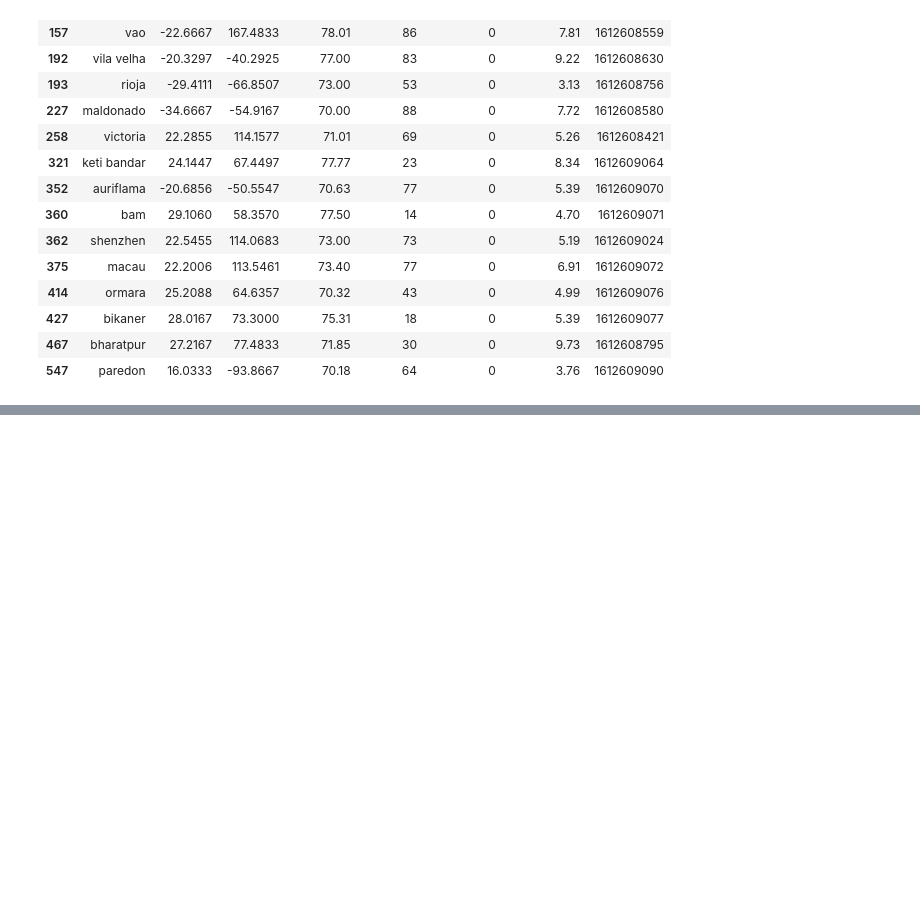
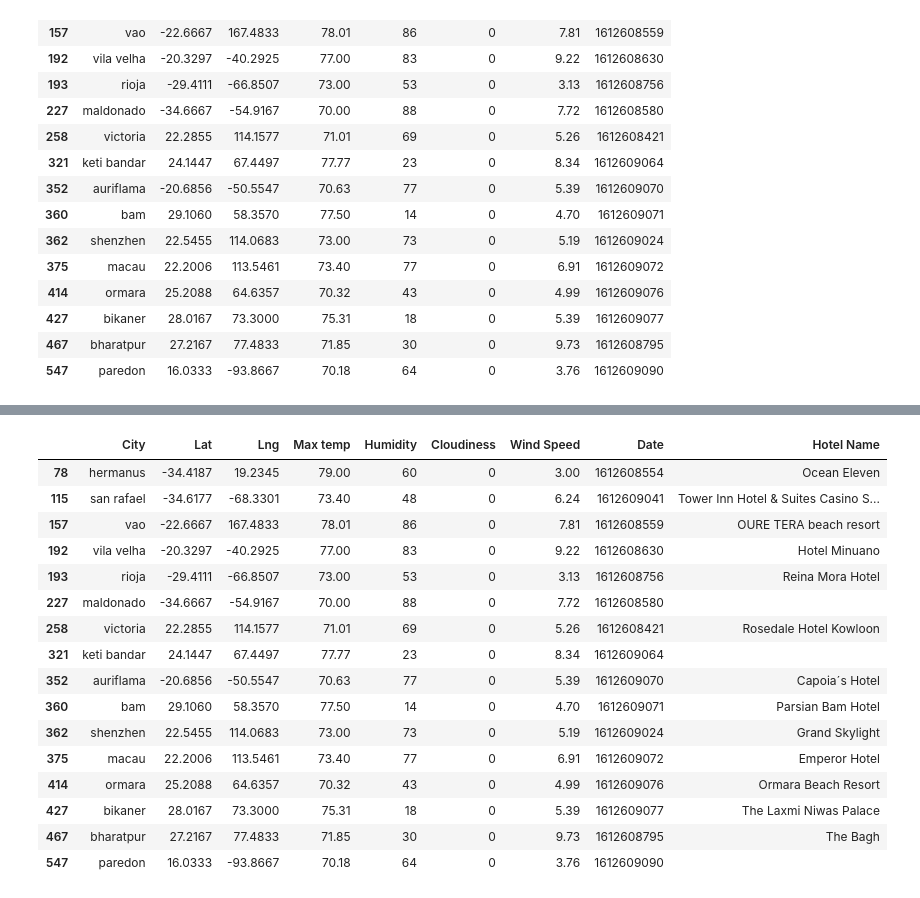
Before and after one commit to aaronlee28/python-api-challenge, a Jupyter notebook: VacationPy/VacationPy.ipynb, the cells around one changed output, grey strips where cells are left out. Drawn from its saved outputs; the diff is of its cells as text; code cells hidden in the pictures; blank space fills up the shorter version.

```diff
--- a/VacationPy/VacationPy.ipynb
+++ b/VacationPy/VacationPy.ipynb
@@ -118,0 +128,33 @@ params = {
+# %%
+# Set parameters to search for hotels with 5000 meters.
+params = {
+    'radius': 5000,
+    'types': 'lodging',
+    'keyword': 'hotel',
+    'key': g_key
+}
+
+# Loop through the DataFrame and run a lat/lng search
+for index, row in hotel_df.iterrows():
+
+    # Get lat,lng from DataFrame
+    lat = row['Lat']
+    lng = row['Lng']
+
+    # Change location each iteration while leaveing original params in places
+    params['location'] = f'{lat},{lng}'
+
+    # Use search term: 'hotel' and lat/lng
+    base_url = 'https://maps.googleapis.com/maps/api/place/nearbysearch/json'
+
+    # Make request and convert to json
+    name_address = requests.get(base_url, params=params)
+
+    # convert to json
+    name_address = name_address.json()
+
+    try:
+        hotel_df.loc[index, 'Hotel Name'] = name_address['results'][0]['name']
+
+    except (KeyError, IndexError):
+        print('Missing field/result...Skipping.')
@@ -119,3 +170,23 @@ params = {
+# %%
+hotel_df
+# %% [output]
+|  | City | Lat | Lng | Max temp | Humidity | Cloudiness | Wind Speed | Date | Hotel Name |
+| 78 | hermanus | -34.4187 | 19.2345 | 79.00 | 60 | 0 | 3.00 | 1612608554 | Ocean Eleven |
+| 115 | san rafael | -34.6177 | -68.3301 | 73.40 | 48 | 0 | 6.24 | 1612609041 | Tower Inn Hotel & Suites Casino S... |
+| 157 | vao | -22.6667 | 167.4833 | 78.01 | 86 | 0 | 7.81 | 1612608559 | OURE TERA beach resort |
+| 192 | vila velha | -20.3297 | -40.2925 | 77.00 | 83 | 0 | 9.22 | 1612608630 | Hotel Minuano |
+| 193 | rioja | -29.4111 | -66.8507 | 73.00 | 53 | 0 | 3.13 | 1612608756 | Reina Mora Hotel |
+| 227 | maldonado | -34.6667 | -54.9167 | 70.00 | 88 | 0 | 7.72 | 1612608580 |  |
+| 258 | victoria | 22.2855 | 114.1577 | 71.01 | 69 | 0 | 5.26 | 1612608421 | Rosedale Hotel Kowloon |
+| 321 | keti bandar | 24.1447 | 67.4497 | 77.77 | 23 | 0 | 8.34 | 1612609064 |  |
+| 352 | auriflama | -20.6856 | -50.5547 | 70.63 | 77 | 0 | 5.39 | 1612609070 | Capoia´s Hotel |
+| 360 | bam | 29.1060 | 58.3570 | 77.50 | 14 | 0 | 4.70 | 1612609071 | Parsian Bam Hotel |
+| 362 | shenzhen | 22.5455 | 114.0683 | 73.00 | 73 | 0 | 5.19 | 1612609024 | Grand Skylight |
+| 375 | macau | 22.2006 | 113.5461 | 73.40 | 77 | 0 | 6.91 | 1612609072 | Emperor Hotel |
+| 414 | ormara | 25.2088 | 64.6357 | 70.32 | 43 | 0 | 4.99 | 1612609076 | Ormara Beach Resort |
+| 427 | bikaner | 28.0167 | 73.3000 | 75.31 | 18 | 0 | 5.39 | 1612609077 | The Laxmi Niwas Palace |
+| 467 | bharatpur | 27.2167 | 77.4833 | 71.85 | 30 | 0 | 9.73 | 1612608795 | The Bagh |
+| 547 | paredon | 16.0333 | -93.8667 | 70.18 | 64 | 0 | 3.76 | 1612609090 |  |
 # %%
 # NOTE: Do not change any of the code in this cell
 
```
Also changed, not shown: parts of 7 cells of this notebook.
